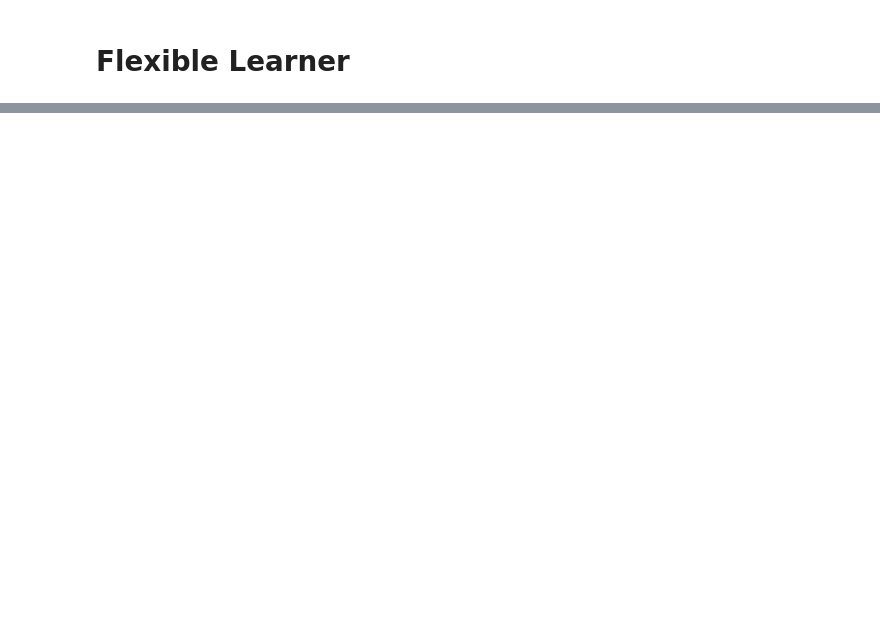
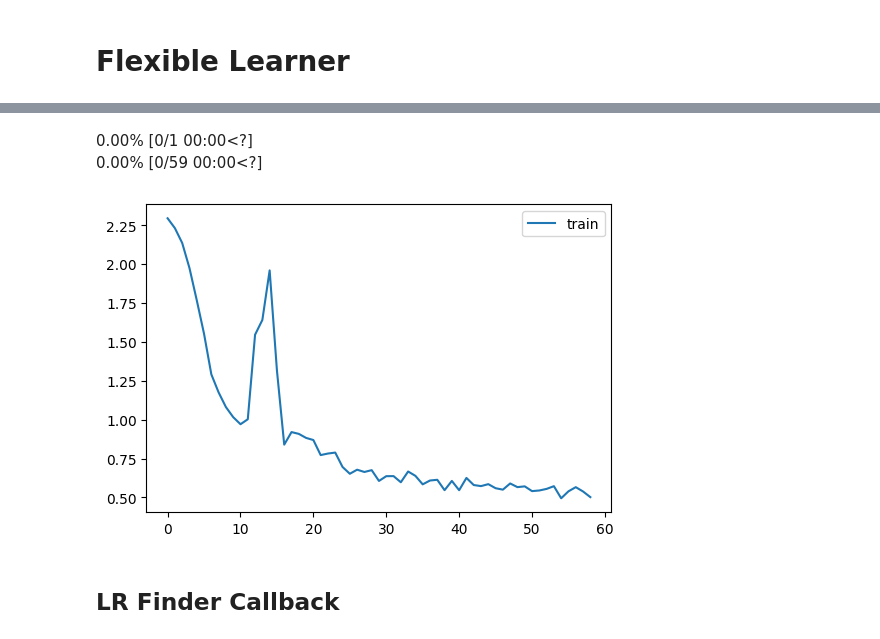
Before and after one commit to HasanGoni/fastai_course22p2, a Jupyter notebook: nbs/02_preprocessing.lesson_16.ipynb, the cells around one changed output, grey strips where cells are left out. Saved outputs shown, nothing was run; the diff lists cells and outputs as text; code cells hidden in the pictures; blank space fills up the shorter version.

```diff
--- a/nbs/02_preprocessing.lesson_16.ipynb
+++ b/nbs/02_preprocessing.lesson_16.ipynb
@@ -494,0 +491,29 @@ learn.fit(1)
+# %%
+class MomentumLearner(FlexibleLearner):
+	def __init__(self, model, dls, loss_func, cbs, opt_func=optim.SGD, lr=1e-1, mom=0.9):
+		super().__init__(model, dls, loss_func, cbs, opt_func, lr)
+		self.mom = mom
+	def predict(self):
+		self.preds = self.model(self.batch[0])
+	def get_loss(self):
+		self.loss = self.loss_func(self.preds, self.batch[1])
+	def backward(self):
+		self.loss.backward()
+	def step(self):
+		self.opt.step()
+	def zero_grad(self):
+		with torch.no_grad():
+			for p in self.model.parameters():
+				p.grad = p.grad * self.mom
+# %%
+metrics = MetricsCB(accuracy=MulticlassAccuracy())
+cbs = [DeviceCB(), metrics, ProgressCB(plot=True)]
+learn = MomentumLearner(
+    get_model(), dls, loss_func=F.cross_entropy, cbs=cbs, lr=0.2, mom=0.85)
+learn.fit(1)
+# %% [output]
+0.00% [0/1 00:00<?]
+0.00% [0/59 00:00<?]
+[figure, added]
+# %% [markdown]
+## LR Finder Callback
```
Also changed, not shown: parts of 13 cells of this notebook, 1 other file.
